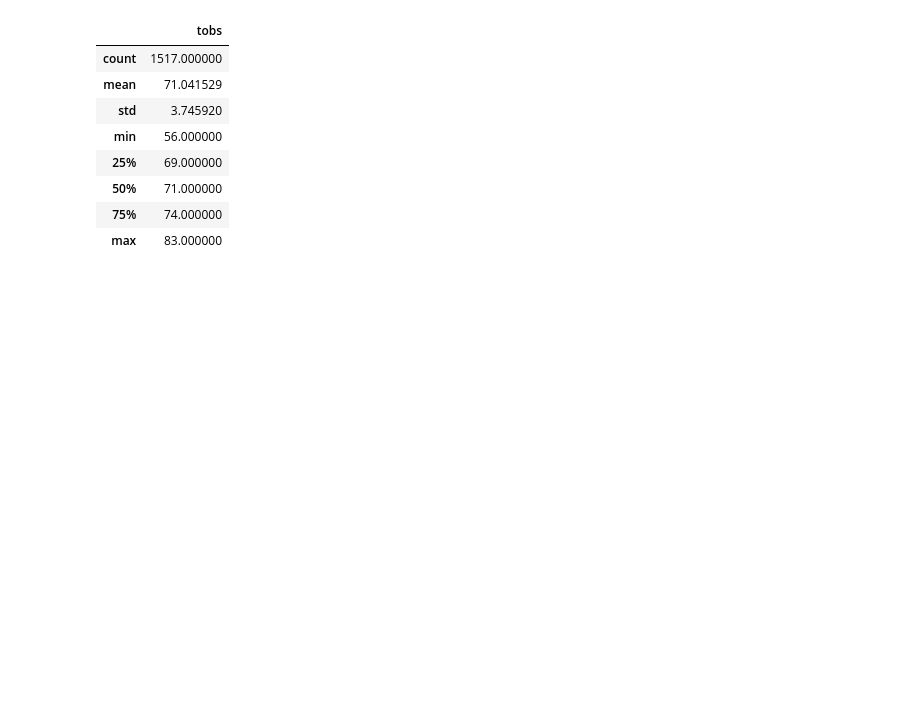
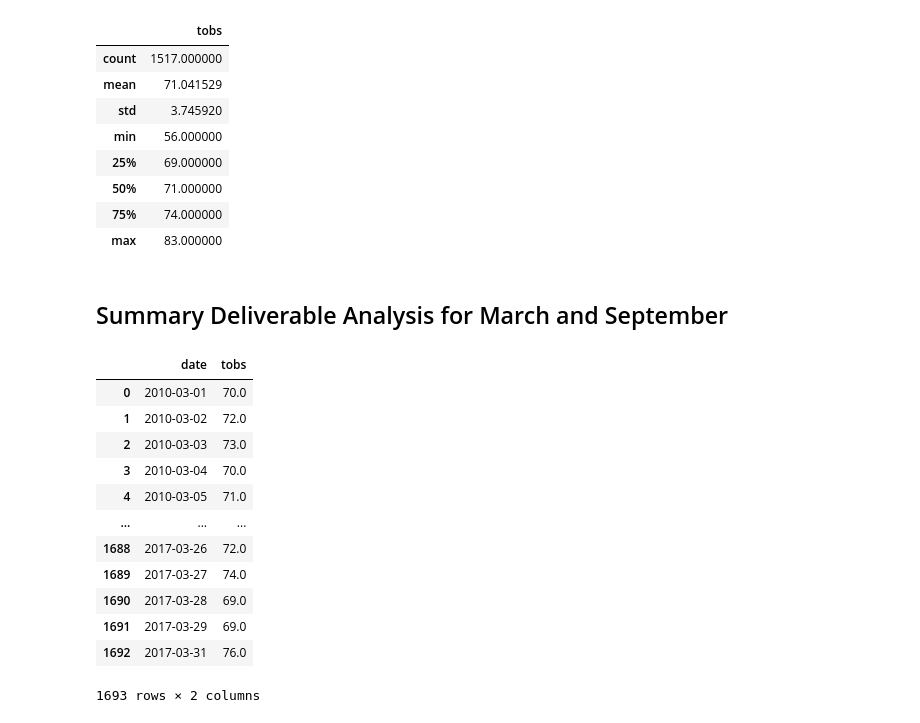
Before and after one commit to jgcarter421/surfs_up, a Jupyter notebook: SurfsUp_Challenge.ipynb, the cells around one changed output. Drawn from its saved outputs; the diff is of its cells as text; code cells hidden in the pictures; blank space fills up the shorter version.

```diff
--- a/SurfsUp_Challenge.ipynb
+++ b/SurfsUp_Challenge.ipynb
@@ -128,3 +128,7 @@ dec_df.describe()
 | 50% | 71.000000 |
 | 75% | 74.000000 |
 | max | 83.000000 |
+# %% [markdown]
+## Summary Deliverable Analysis for March and September
+# %%
+march_temps = session.query(Measurement.date, Measurement.tobs).filter(extract('month', Measurement.date) == 3).all()
@@ -130,0 +137,17 @@ dec_df.describe()
+# %%
+march_df = pd.DataFrame(march_temps, columns = ['date' , 'tobs'])
+march_df
+# %% [output]
+|  | date | tobs |
+| 0 | 2010-03-01 | 70.0 |
+| 1 | 2010-03-02 | 72.0 |
+| 2 | 2010-03-03 | 73.0 |
+| 3 | 2010-03-04 | 70.0 |
+| 4 | 2010-03-05 | 71.0 |
+| ... | ... | ... |
+| 1688 | 2017-03-26 | 72.0 |
+| 1689 | 2017-03-27 | 74.0 |
+| 1690 | 2017-03-28 | 69.0 |
+| 1691 | 2017-03-29 | 69.0 |
+| 1692 | 2017-03-31 | 76.0 |
+1693 rows × 2 columns
```
Also changed, not shown: parts of 6 cells of this notebook.
